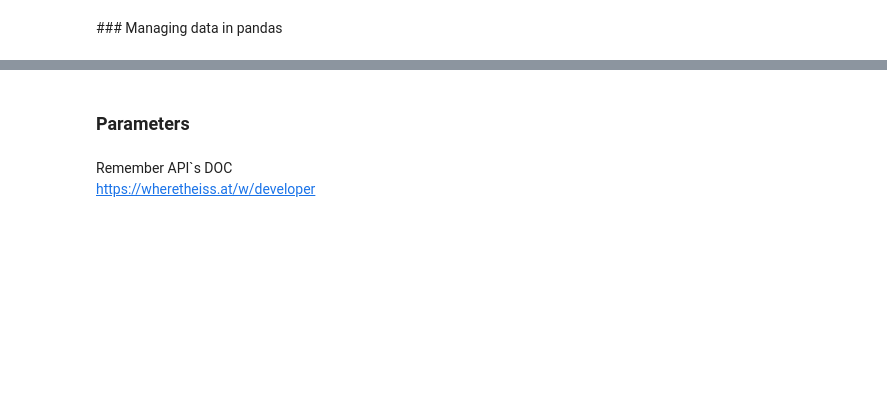
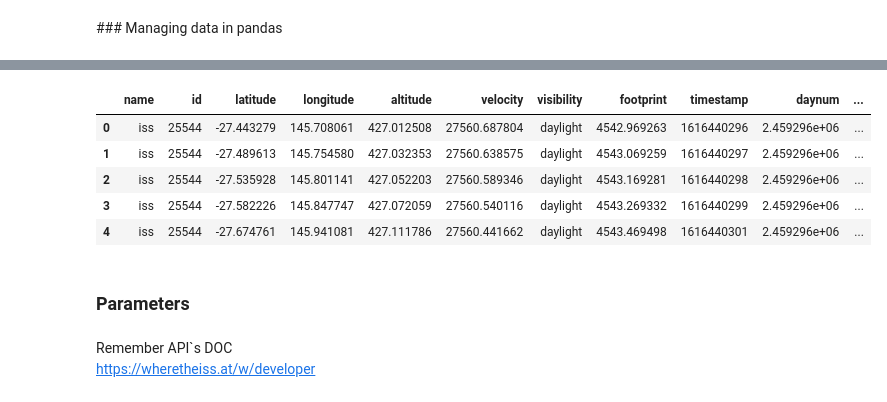
Before and after one commit to Ironhack-Data-Madrid-Febrero-2021/Classroom-Materials, a Jupyter notebook: module-2/1-apis.ipynb, the cells around one changed output, grey strips where cells are left out. Cells and saved outputs as stored; diff of their text form; code cells hidden in the pictures; blank space fills up the shorter version.

```diff
--- a/module-2/1-apis.ipynb
+++ b/module-2/1-apis.ipynb
@@ -136,0 +192,5 @@ import json
+# %%
+url = "https://api.wheretheiss.at/v1/satellites/"
+# %%
+id_ = str(info[0]["id"])
+print(id_)
@@ -136,0 +199,2 @@ import json
+# %%
+response = requests.get(url+id_).json()
@@ -140,0 +275,9 @@ import pandas as pd
+# %%
+import time
+positions = []
+
+for i in range(10):
+    print(i)
+    response = requests.get(url+id_).json()
+    positions.append(response)
+    time.sleep(0.5)
@@ -141,3 +295,13 @@ import pandas as pd
+# %%
+info = pd.DataFrame(positions)
+info.head()
+# %% [output]
+|  | name | id | latitude | longitude | altitude | velocity | visibility | footprint | timestamp | daynum | ... |
+| 0 | iss | 25544 | -27.443279 | 145.708061 | 427.012508 | 27560.687804 | daylight | 4542.969263 | 1616440296 | 2.459296e+06 | ... |
+| 1 | iss | 25544 | -27.489613 | 145.754580 | 427.032353 | 27560.638575 | daylight | 4543.069259 | 1616440297 | 2.459296e+06 | ... |
+| 2 | iss | 25544 | -27.535928 | 145.801141 | 427.052203 | 27560.589346 | daylight | 4543.169281 | 1616440298 | 2.459296e+06 | ... |
+| 3 | iss | 25544 | -27.582226 | 145.847747 | 427.072059 | 27560.540116 | daylight | 4543.269332 | 1616440299 | 2.459296e+06 | ... |
+| 4 | iss | 25544 | -27.674761 | 145.941081 | 427.111786 | 27560.441662 | daylight | 4543.469498 | 1616440301 | 2.459296e+06 | ... |
 # %% [markdown]
 ### Parameters
 # %% [markdown]
```
Also changed, not shown: parts of 50 cells of this notebook.
